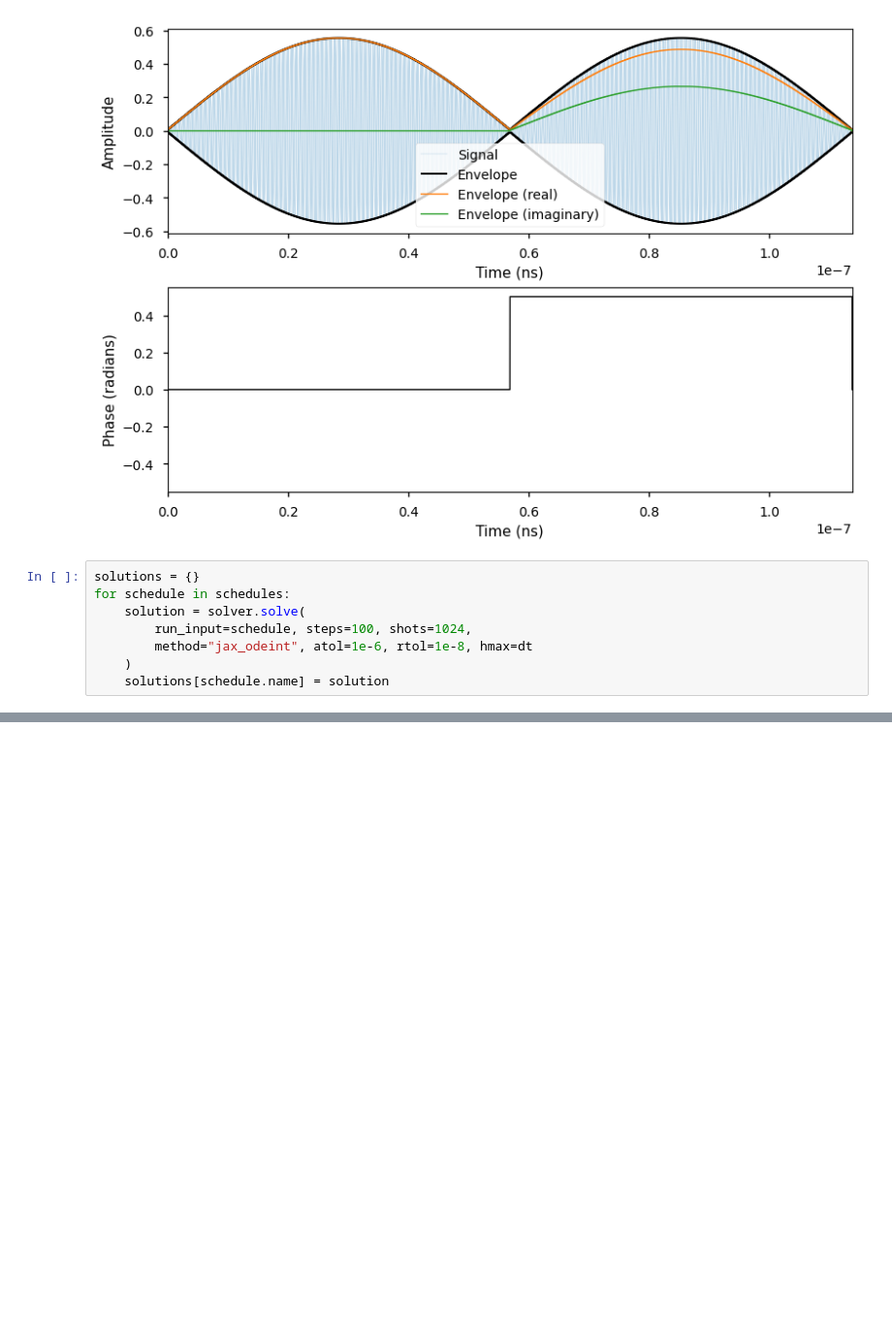
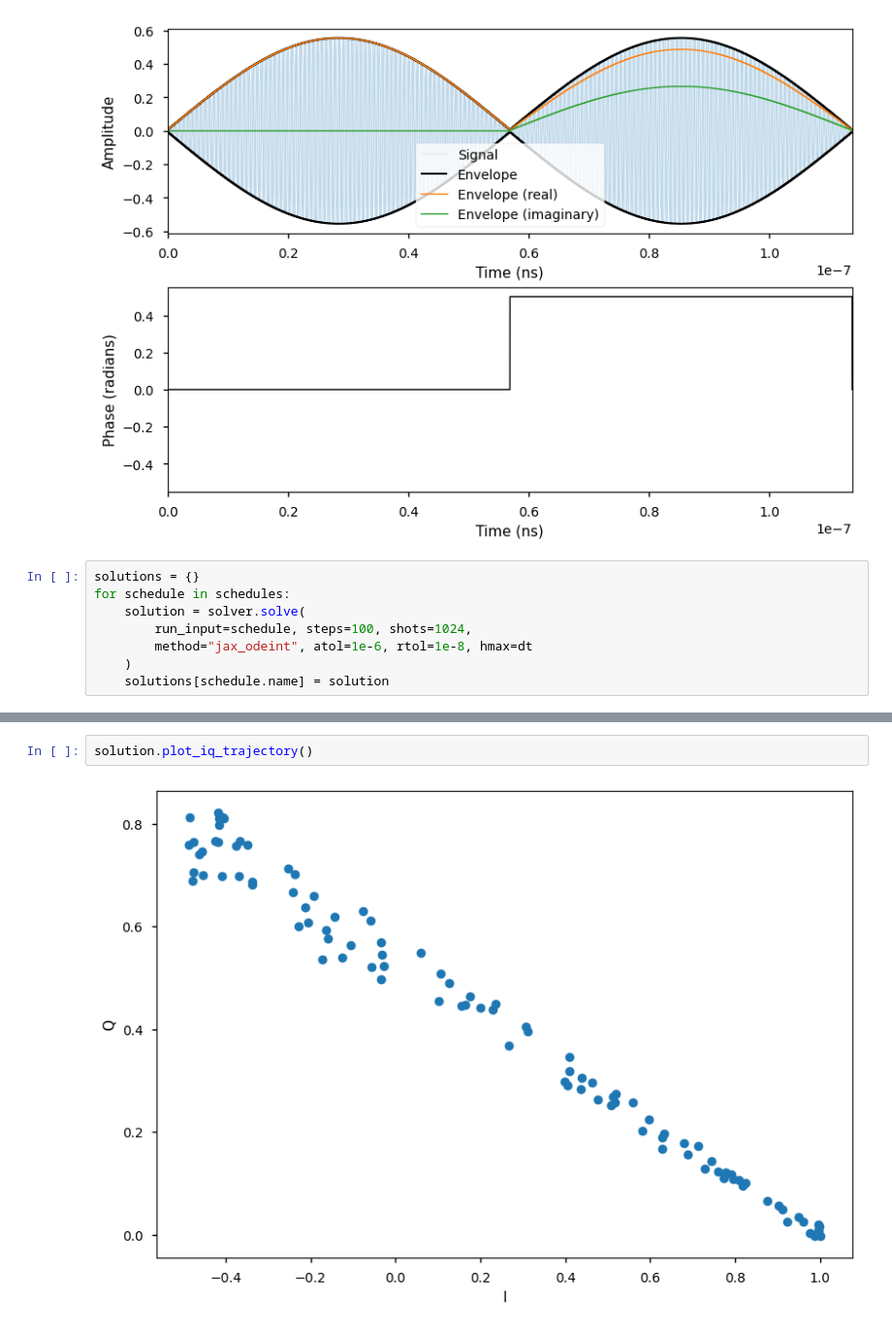
Before and after one commit to sinel/casq, a Jupyter notebook: src/casq/notebooks/playground.ipynb, the cells around one changed output, grey strips where cells are left out. Shown: that part at 97% size. Cells and saved outputs as stored; diff of their text form; blank space fills up the shorter version.

```diff
--- a/src/casq/notebooks/playground.ipynb
+++ b/src/casq/notebooks/playground.ipynb
@@ -127,0 +80,4 @@ ValueError: The truth value of an array with more than one element is ambiguous.
+# %%
+solution.plot_iq_trajectory()
+# %% [output]
+[figure, added]
```
Also changed, not shown: parts of 9 cells of this notebook, 2 other files.
